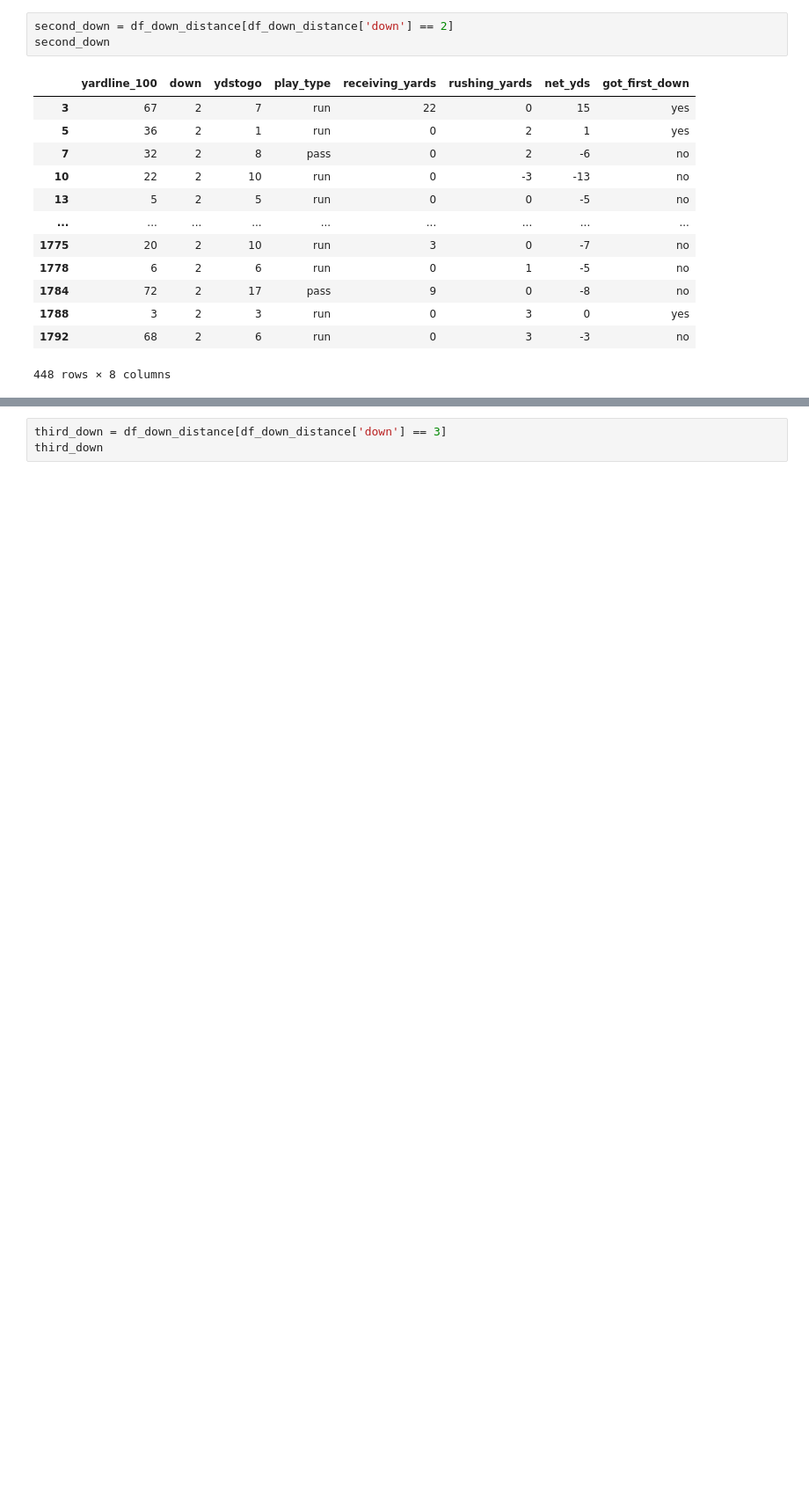
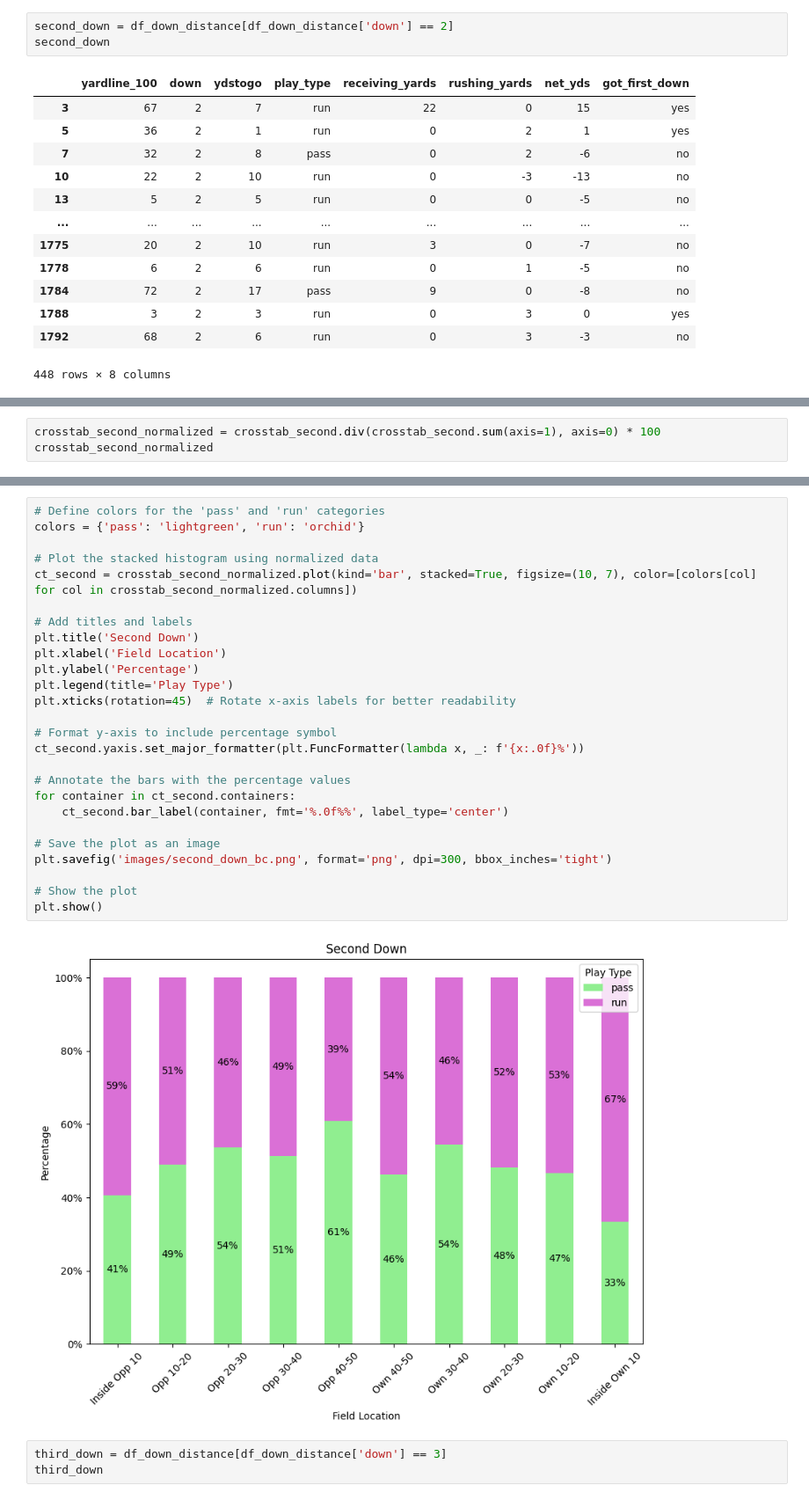
Before and after one commit to rollernathan/NFL_2024_Week_1, a Jupyter notebook: Project 3.ipynb, the cells around one changed output, grey strips where cells are left out. Shown: that part at 88% size. Saved outputs shown, nothing was run; the diff lists cells and outputs as text; blank space fills up the shorter version.

```diff
--- a/Project 3.ipynb
+++ b/Project 3.ipynb
@@ -226,0 +271,3 @@ second_down
+# %%
+crosstab_second_normalized = crosstab_second.div(crosstab_second.sum(axis=1), axis=0) * 100
+crosstab_second_normalized
@@ -227,3 +287,31 @@ second_down
+# %%
+# Define colors for the 'pass' and 'run' categories
+colors = {'pass': 'lightgreen', 'run': 'orchid'}
+
+# Plot the stacked histogram using normalized data
+ct_second = crosstab_second_normalized.plot(kind='bar', stacked=True, figsize=(10, 7), color=[colors[col] for col in crosstab_second_normalized.columns])
+
+# Add titles and labels
+plt.title('Second Down')
+plt.xlabel('Field Location')
+plt.ylabel('Percentage')
+plt.legend(title='Play Type')
+plt.xticks(rotation=45)  # Rotate x-axis labels for better readability
+
+# Format y-axis to include percentage symbol
+ct_second.yaxis.set_major_formatter(plt.FuncFormatter(lambda x, _: f'{x:.0f}%'))
+
+# Annotate the bars with the percentage values
+for container in ct_second.containers:
+    ct_second.bar_label(container, fmt='%.0f%%', label_type='center')
+
+# Save the plot as an image
+plt.savefig('images/second_down_bc.png', format='png', dpi=300, bbox_inches='tight')
+
+# Show the plot
+plt.show()
+# %% [output]
+[figure, added]
 # %%
 third_down = df_down_distance[df_down_distance['down'] == 3]
 third_down
```
Also changed, not shown: parts of 13 cells of this notebook, 4 other files.
